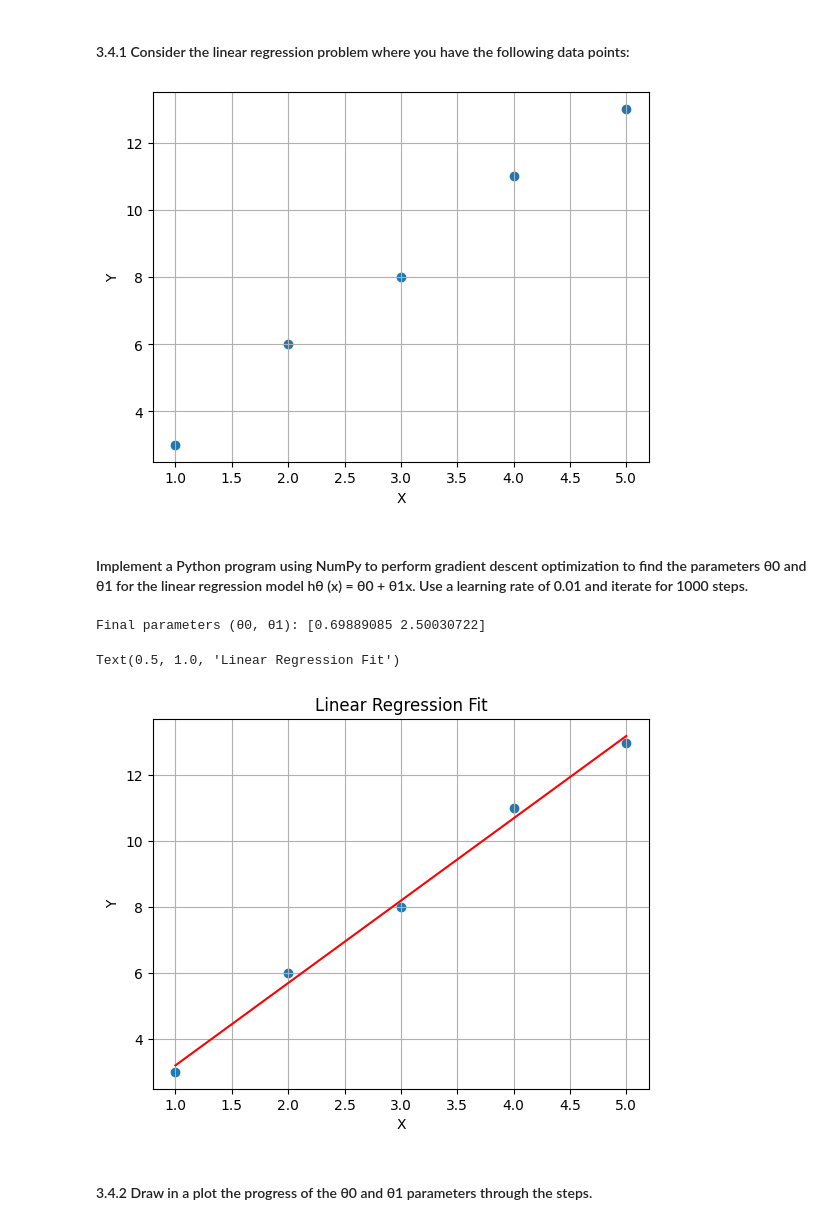
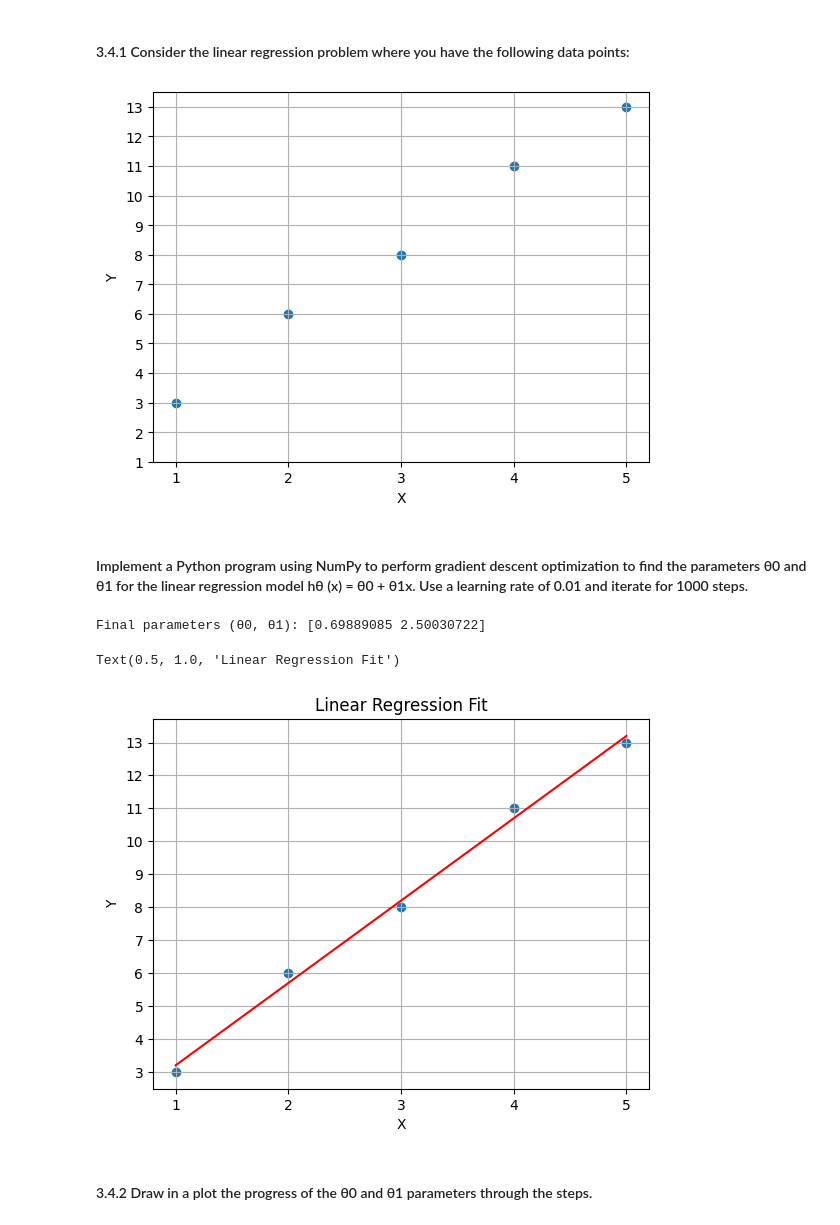
Before and after one commit to undelapaz-rnap-2025I/ejercicios-y-ejemplos-con-numpy-AlcidesBecerra, a Jupyter notebook: rnap_2024_II_exercises_and_examples_numpy.ipynb, the cells around one changed output. Cells and saved outputs as stored; diff of their text form; code cells hidden in the pictures.

```diff
--- a/rnap_2024_II_exercises_and_examples_numpy.ipynb
+++ b/rnap_2024_II_exercises_and_examples_numpy.ipynb
@@ -462,15 +528,17 @@ print(findpower(3, 3))
 # %% [markdown]
 #### 3.4.1 Consider the linear regression problem where you have the following data points:
 # %%
-X = np.arange(5) + 1
+X = np.array([1, 2, 3, 4, 5])
 Y = np.array([3, 6, 8, 11, 13])
 
 plt.scatter(X, Y)
 plt.xlabel('X')
 plt.ylabel('Y')
+plt.xticks(range(1, 6))
+plt.yticks(range(1, 14))
 plt.grid(True)
 # %% [output]
-[figure, old version]
+[figure, new version]
 # %% [markdown]
 #### Implement a Python program using NumPy to perform gradient descent optimization to find the parameters θ0 and θ1 for the linear regression model hθ (x) = θ0 + θ1x. Use a learning rate of 0.01 and iterate for 1000 steps.
 # %%
@@ -481,21 +549,28 @@ n_iterations = 1000
 
 theta = np.random.randn(2, 1)
 
+theta_0_vals = []
+theta_1_vals = []
+
 for iteration in range(n_iterations):
     gradients = 2 / 5 * X_b.T.dot(X_b.dot(theta) - Y.reshape(-1, 1))
     theta = theta - learning_rate * gradients
+    theta_0_vals.append(theta[0, 0])
+    theta_1_vals.append(theta[1, 0])
 
 print("Final parameters (θ0, θ1):", theta.flatten())
 
 plt.scatter(X, Y)
 plt.xlabel('X')
 plt.ylabel('Y')
+plt.xticks(range(1, 6))
+plt.yticks(range(1, 14))
 plt.grid(True)
 plt.plot(X, X_b.dot(theta), color='red')
 plt.title('Linear Regression Fit')
 # %% [output]
 Final parameters (θ0, θ1): [0.69889085 2.50030722]
 Text(0.5, 1.0, 'Linear Regression Fit')
-[figure, old version]
+[figure, new version]
 # %% [markdown]
 #### 3.4.2 Draw in a plot the progress of the θ0 and θ1 parameters through the steps.
```
Also changed, not shown: parts of 29 cells of this notebook.
